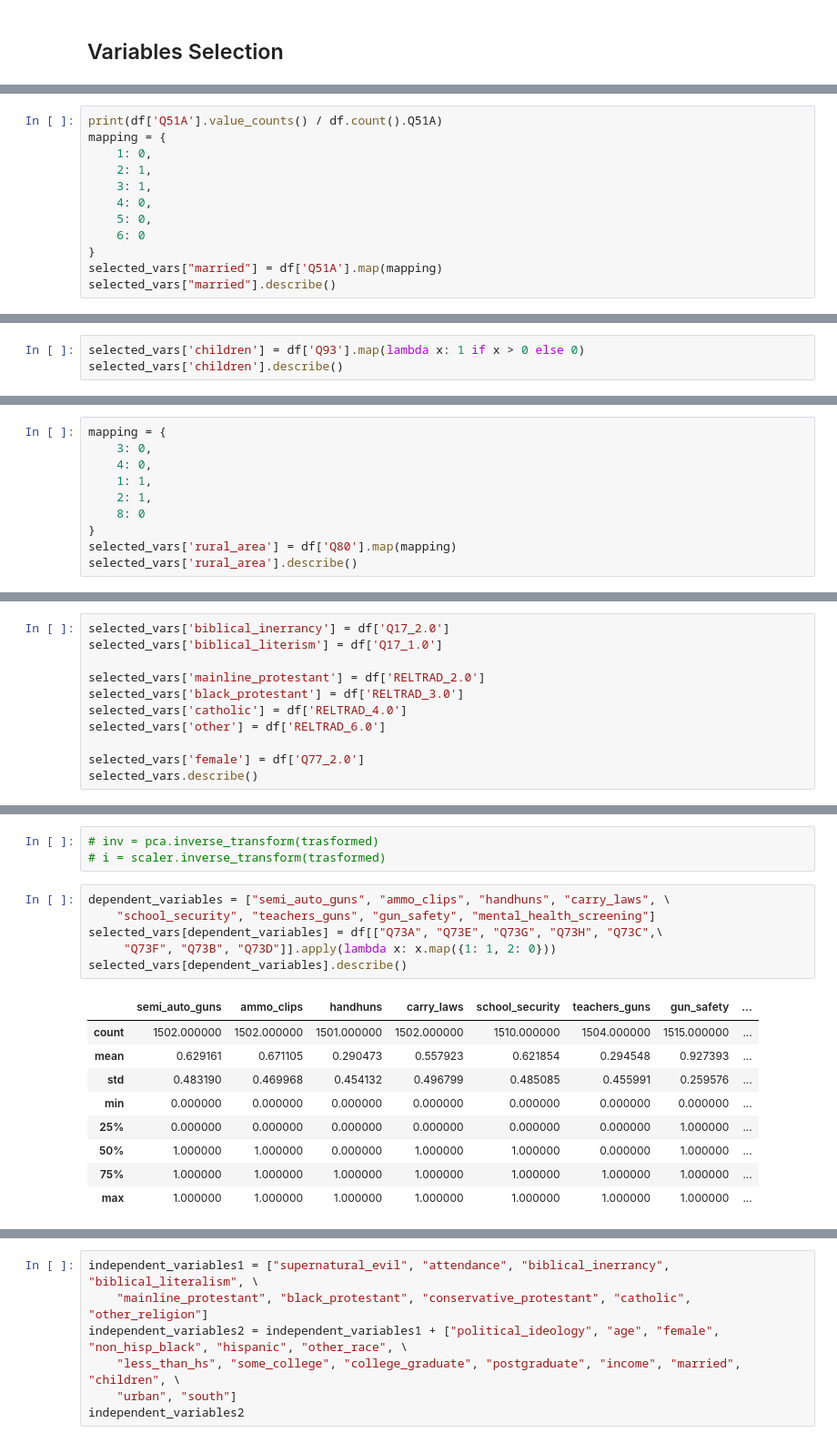
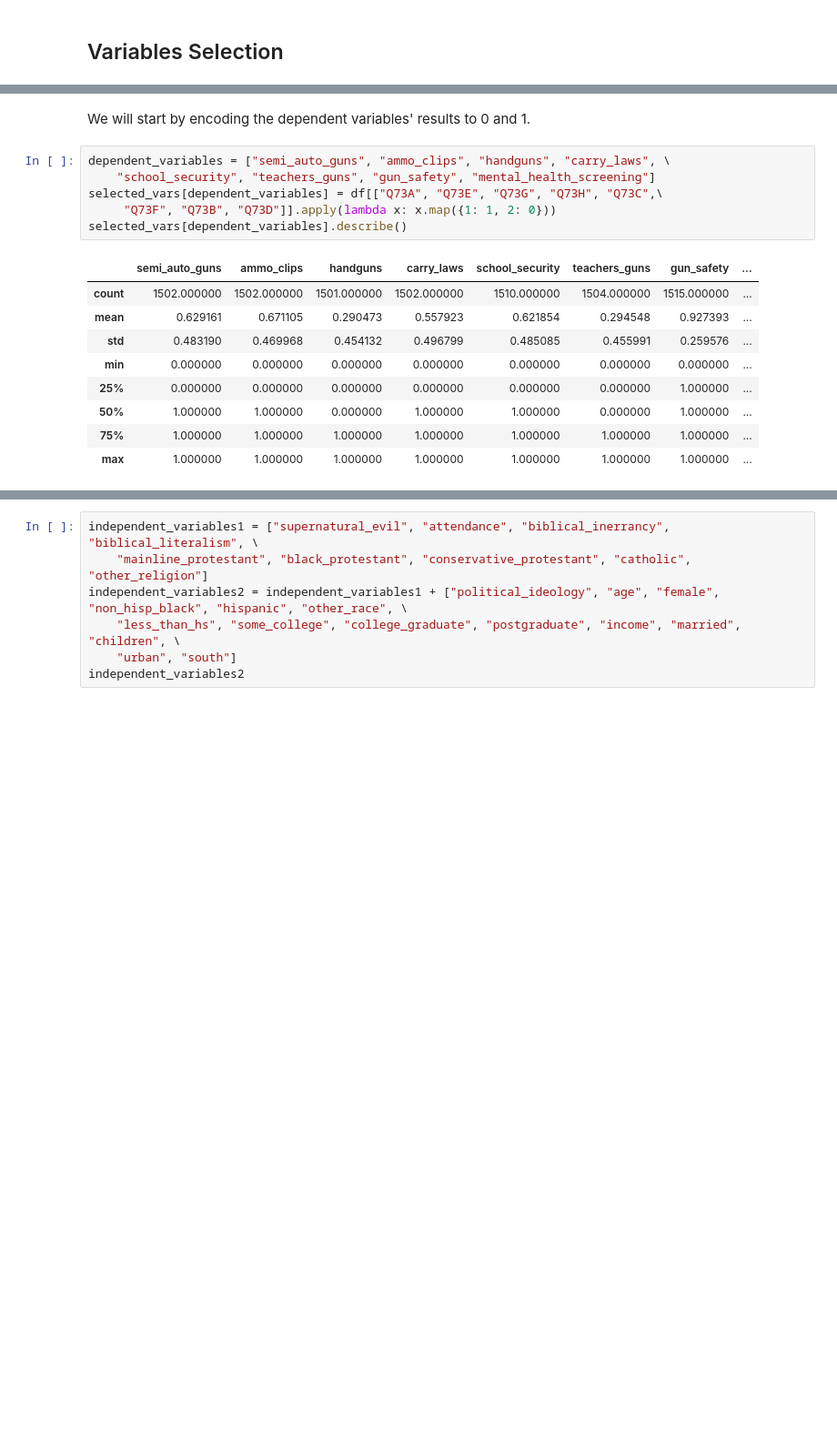
Before and after one commit to nataliaKat/Applied-ML-Assignments, a Jupyter notebook: assignment_02/assignment_02_Katsiapi_Natalia.ipynb, the cells around one changed output, grey strips where cells are left out. Shown: that part at 91% size. Saved outputs shown, nothing was run; the diff lists cells and outputs as text; blank space fills up the shorter version.

```diff
--- a/assignment_02/assignment_02_Katsiapi_Natalia.ipynb
+++ b/assignment_02/assignment_02_Katsiapi_Natalia.ipynb
@@ -319,12 +125,0 @@ Marital status is counted in question Q51A. We eill create a mapping to group va
-# %%
-print(df['Q51A'].value_counts() / df.count().Q51A)
-mapping = {
-    1: 0,
-    2: 1,
-    3: 1,
-    4: 0,
-    5: 0,
-    6: 0
-}
-selected_vars["married"] = df['Q51A'].map(mapping)
-selected_vars["married"].describe()
@@ -364,3 +125,0 @@ We will map 0 for no children (this means 1 in `Q93_NONE`) and 1 for children (N
-# %%
-selected_vars['children'] = df['Q93'].map(lambda x: 1 if x > 0 else 0)
-selected_vars['children'].describe()
@@ -388,10 +125,0 @@ We are interested in rural areas, so we will map only these.
-# %%
-mapping = {
-    3: 0,
-    4: 0,
-    1: 1,
-    2: 1,
-    8: 0
-}
-selected_vars['rural_area'] = df['Q80'].map(mapping)
-selected_vars['rural_area'].describe()
@@ -408,11 +125,0 @@ Name: rural_area, dtype: float64
-# %%
-selected_vars['biblical_inerrancy'] = df['Q17_2.0']
-selected_vars['biblical_literism'] = df['Q17_1.0']
-
-selected_vars['mainline_protestant'] = df['RELTRAD_2.0']
-selected_vars['black_protestant'] = df['RELTRAD_3.0']
-selected_vars['catholic'] = df['RELTRAD_4.0']
-selected_vars['other'] = df['RELTRAD_6.0']
-
-selected_vars['female'] = df['Q77_2.0']
-selected_vars.describe()
@@ -438,14 +126,13 @@ We will start with the dependent variables.
-# %%
-# inv = pca.inverse_transform(trasformed)
-# i = scaler.inverse_transform(trasformed)
+# %% [markdown]
+We will start by encoding the dependent variables' results to 0 and 1.
 # %%
-dependent_variables = ["semi_auto_guns", "ammo_clips", "handhuns", "carry_laws", \
+dependent_variables = ["semi_auto_guns", "ammo_clips", "handguns", "carry_laws", \
     "school_security", "teachers_guns", "gun_safety", "mental_health_screening"]
 selected_vars[dependent_variables] = df[["Q73A", "Q73E", "Q73G", "Q73H", "Q73C",\
      "Q73F", "Q73B", "Q73D"]].apply(lambda x: x.map({1: 1, 2: 0}))
 selected_vars[dependent_variables].describe()
 # %% [output]
-|  | semi_auto_guns | ammo_clips | handhuns | carry_laws | school_security | teachers_guns | gun_safety | ... |
+|  | semi_auto_guns | ammo_clips | handguns | carry_laws | school_security | teachers_guns | gun_safety | ... |
 | count | 1502.000000 | 1502.000000 | 1501.000000 | 1502.000000 | 1510.000000 | 1504.000000 | 1515.000000 | ... |
 | mean | 0.629161 | 0.671105 | 0.290473 | 0.557923 | 0.621854 | 0.294548 | 0.927393 | ... |
 | std | 0.483190 | 0.469968 | 0.454132 | 0.496799 | 0.485085 | 0.455991 | 0.259576 | ... |
```
Also changed, not shown: parts of 92 cells of this notebook.
